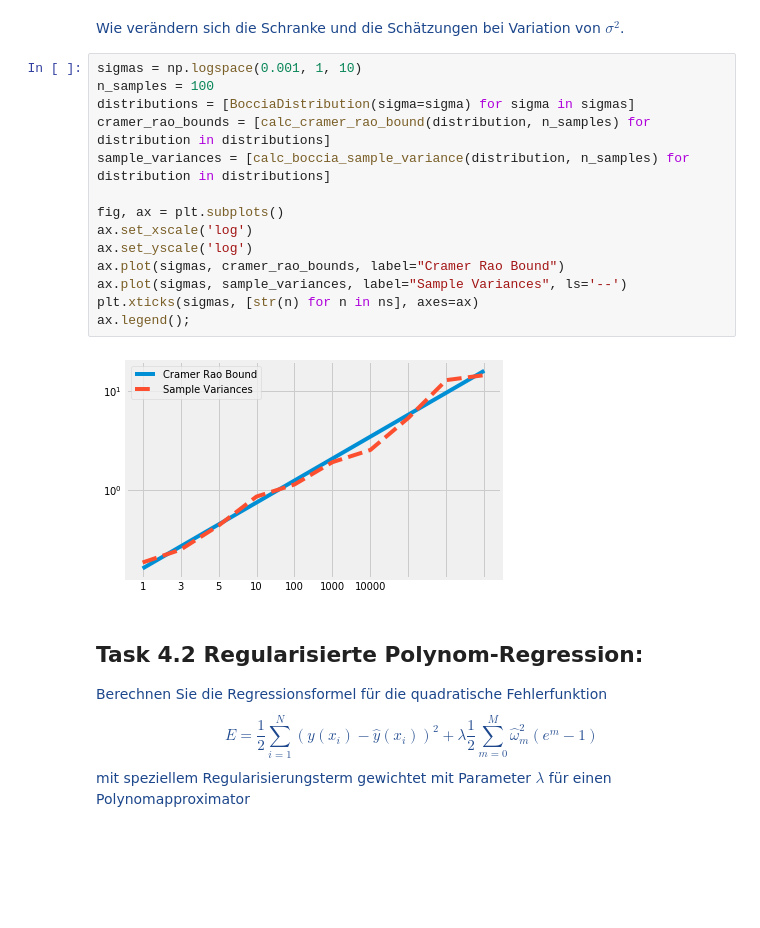
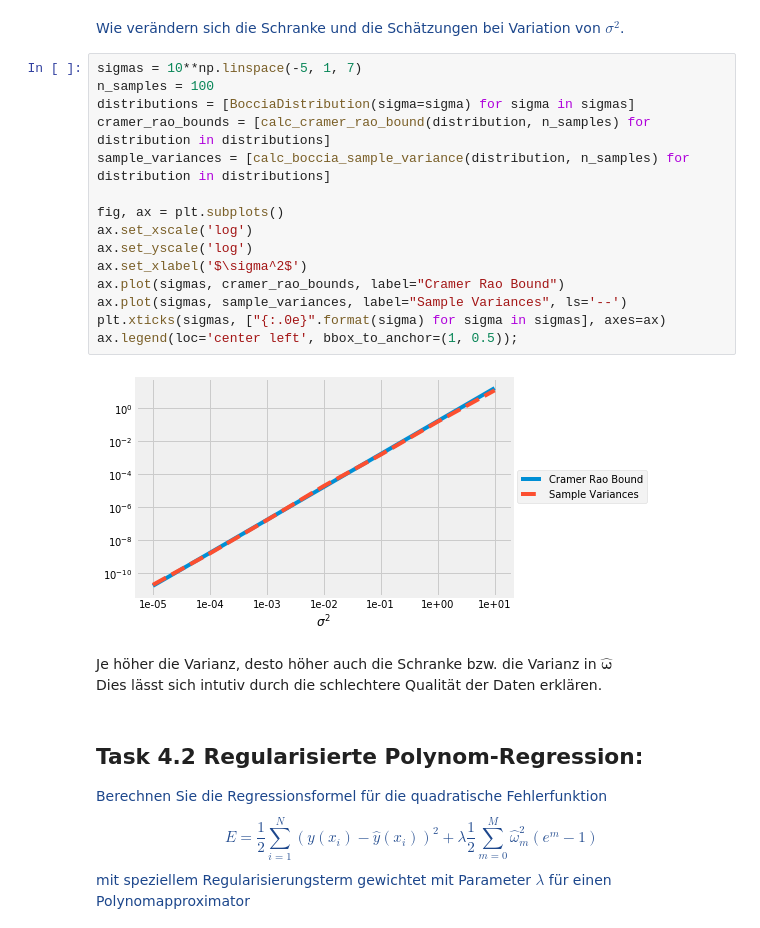
Before and after one commit to jonasitzmann/grundlagen_ml, a Jupyter notebook: ex4.ipynb, the cells around one changed output. Drawn from its saved outputs; the diff is of its cells as text; blank space fills up the shorter version.

Commit message:
correct mistakes and formatting in ex4

```diff
--- a/ex4.ipynb
+++ b/ex4.ipynb
@@ -119,21 +112,25 @@ ax.legend();
 Wie verändern sich die Schranke und die Schätzungen bei Variation von $\sigma^2$.
 </font>
 # %%
-sigmas = np.logspace(0.001, 1, 10)
+sigmas = 10**np.linspace(-5, 1, 7)
 n_samples = 100
 distributions = [BocciaDistribution(sigma=sigma) for sigma in sigmas]
 cramer_rao_bounds = [calc_cramer_rao_bound(distribution, n_samples) for distribution in distributions]
 sample_variances = [calc_boccia_sample_variance(distribution, n_samples) for distribution in distributions]
 
 fig, ax = plt.subplots()
 ax.set_xscale('log')
 ax.set_yscale('log')
+ax.set_xlabel('$\sigma^2$')
 ax.plot(sigmas, cramer_rao_bounds, label="Cramer Rao Bound")
 ax.plot(sigmas, sample_variances, label="Sample Variances", ls='--')
-plt.xticks(sigmas, [str(n) for n in ns], axes=ax)
-ax.legend();
+plt.xticks(sigmas, ["{:.0e}".format(sigma) for sigma in sigmas], axes=ax)
+ax.legend(loc='center left', bbox_to_anchor=(1, 0.5));
 # %% [output]
-[figure, old version]
+[figure, new version]
+# %% [markdown]
+Je höher die Varianz, desto höher auch die Schranke bzw. die Varianz in $\boldsymbol{\hat\omega}$
+Dies lässt sich intutiv durch die schlechtere Qualität der Daten erklären.
 # %% [markdown]
 ## Task 4.2 Regularisierte Polynom-Regression:
 <font color='#1d478c'>
```
Also changed, not shown: parts of 16 cells of this notebook, 1 other file.
